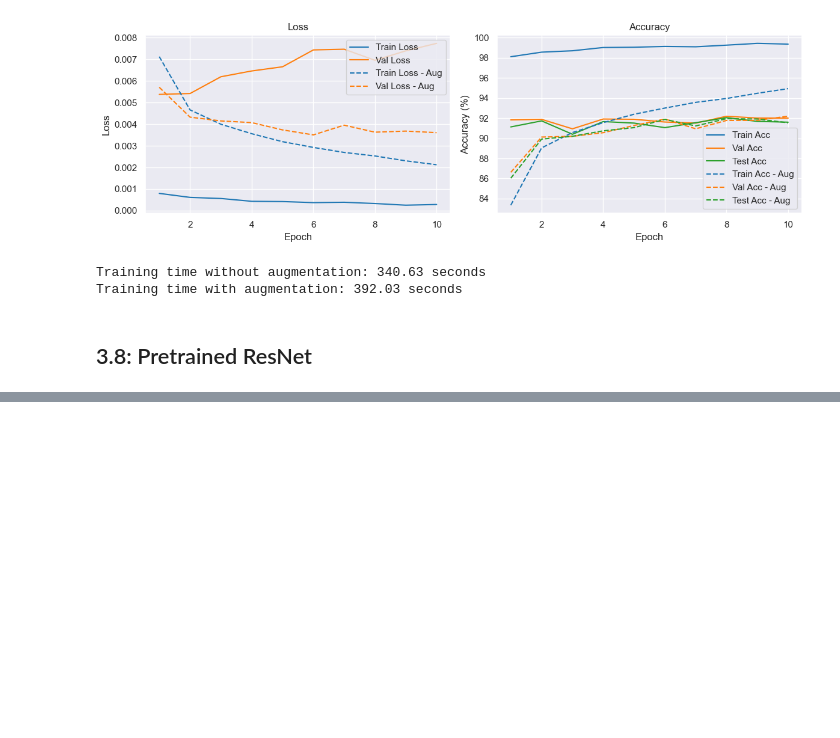
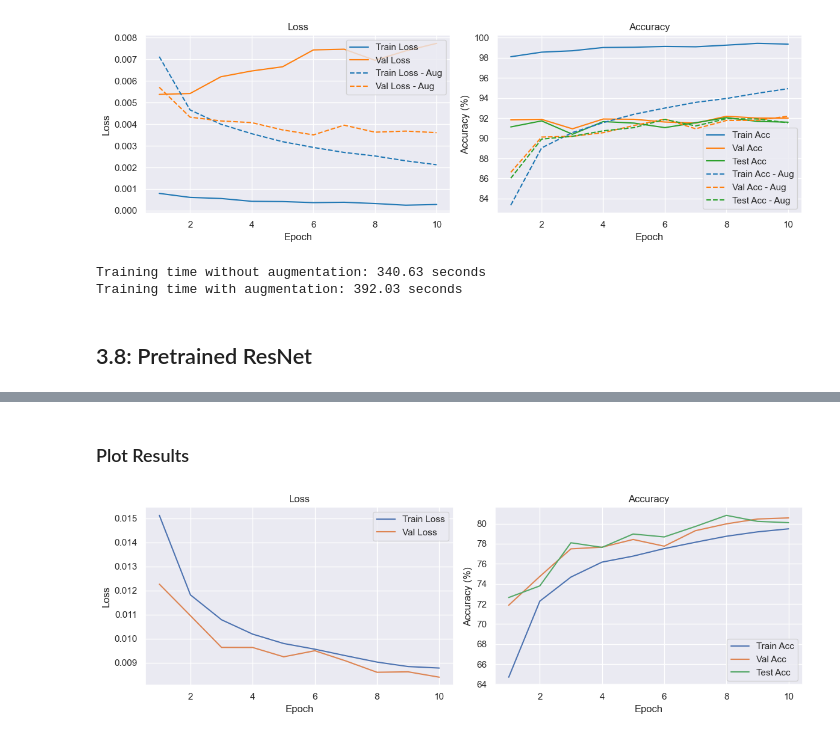
Before and after one commit to NickMilin/COMP551_A3, a Jupyter notebook: COMP551_A3.ipynb, the cells around one changed output, grey strips where cells are left out. Cells and saved outputs as stored; diff of their text form; code cells hidden in the pictures; blank space fills up the shorter version.

```diff
--- a/COMP551_A3.ipynb
+++ b/COMP551_A3.ipynb
@@ -844,0 +875,11 @@ Training time with augmentation: 392.03 seconds
+# %%
+# Freeze all convolutional layers
+for param in ResNet18.parameters():
+    param.requires_grad = False
+
+# Modify First Layer for Grayscale Input
+ResNet18.conv1 = nn.Conv2d(1, 64, kernel_size=7, stride=2, padding=3, bias=False)
+
+# Remove the fully connected layers (fc layer)
+ResNet18.fc = nn.Identity() # Replace fc with identity # type: ignore
+summary(ResNet18)
@@ -844,0 +926,6 @@ Training time with augmentation: 392.03 seconds
+# %%
+# Initialize Custom Resnet model
+learning_rate = 0.001
+custom_resnet18 = CustomResNet18(ResNet18, num_classes=10).to(device)
+optimizer = optim.Adam(custom_resnet18.parameters(), lr=learning_rate)
+loss_fn = nn.CrossEntropyLoss()
@@ -844,0 +1039,29 @@ Training time with augmentation: 392.03 seconds
+# %% [markdown]
+### Plot Results
+# %%
+# Plot training/validation history
+plt.figure(figsize=(12,4))
+
+plt.subplot(1,2,1)
+plt.plot(range(1, num_epochs+1), train_losses, label='Train Loss')
+plt.plot(range(1, num_epochs+1), val_losses, label='Val Loss')
+plt.xlabel('Epoch')
+plt.ylabel('Loss')
+plt.title('Loss')
+plt.legend()
+plt.grid(True)
+
+plt.subplot(1,2,2)
+plt.plot(range(1, num_epochs+1), [a*100 for a in train_accuracies], label='Train Acc')
+plt.plot(range(1, num_epochs+1), [a*100 for a in val_accuracies], label='Val Acc')
+plt.plot(range(1, num_epochs+1), [a*100 for a in test_accuracies], label='Test Acc')
+plt.xlabel('Epoch')
+plt.ylabel('Accuracy (%)')
+plt.title('Accuracy')
+plt.legend()
+plt.grid(True)
+
+plt.tight_layout()
+plt.show()
+# %% [output]
+[figure, added]
```
Also changed, not shown: parts of 21 cells of this notebook, 1 other file.
